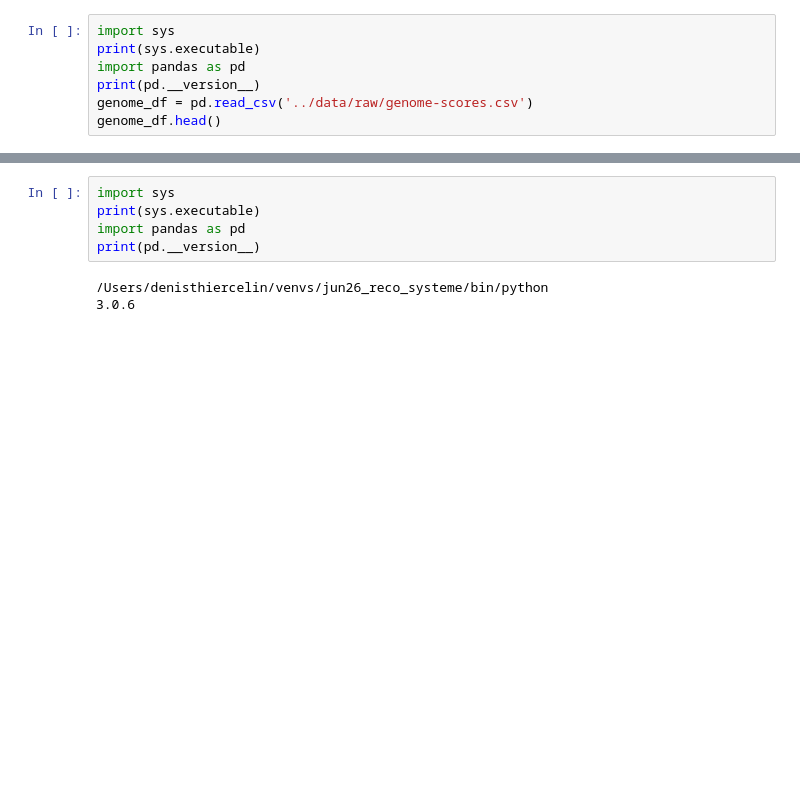
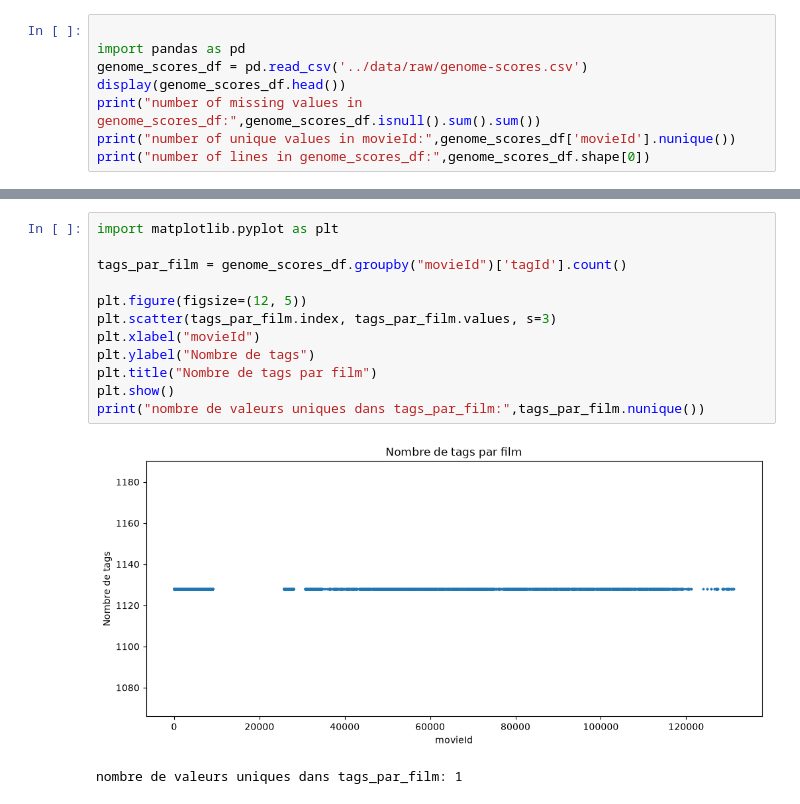
Before and after one commit to DataScientest-Studio/jun26_reco_systeme, a Jupyter notebook: notebooks/genome_score_data_exploration.ipynb, the cells around one changed output, grey strips where cells are left out. Saved outputs shown, nothing was run; the diff lists cells and outputs as text; blank space fills up the shorter version.

Commit message:
data exploration notebooks and data merge total_data_base wo markdown(to follow)

```diff
--- a/notebooks/genome_score_data_exploration.ipynb
+++ b/notebooks/genome_score_data_exploration.ipynb
@@ -1,8 +1,9 @@
 # %%
-import sys
-print(sys.executable)
+
 import pandas as pd
-print(pd.__version__)
-genome_df = pd.read_csv('../data/raw/genome-scores.csv')
-genome_df.head()
+genome_scores_df = pd.read_csv('../data/raw/genome-scores.csv')
+display(genome_scores_df.head())
+print("number of missing values in genome_scores_df:",genome_scores_df.isnull().sum().sum())
+print("number of unique values in movieId:",genome_scores_df['movieId'].nunique())
+print("number of lines in genome_scores_df:",genome_scores_df.shape[0])
 # %% [output]
@@ -22,8 +32,15 @@ print(sys.executable)
-# %%
-import sys
-print(sys.executable)
-import pandas as pd
-print(pd.__version__)
-# %% [output]
-/Users/denisthiercelin/venvs/jun26_reco_systeme/bin/python
-3.0.6
+# %%
+import matplotlib.pyplot as plt
+
+tags_par_film = genome_scores_df.groupby("movieId")['tagId'].count()
+
+plt.figure(figsize=(12, 5))
+plt.scatter(tags_par_film.index, tags_par_film.values, s=3)
+plt.xlabel("movieId")
+plt.ylabel("Nombre de tags")
+plt.title("Nombre de tags par film")
+plt.show()
+print("nombre de valeurs uniques dans tags_par_film:",tags_par_film.nunique())
+# %% [output]
+[figure, added]
+nombre de valeurs uniques dans tags_par_film: 1
```
Also changed, not shown: parts of 3 cells of this notebook, 6 other files.
